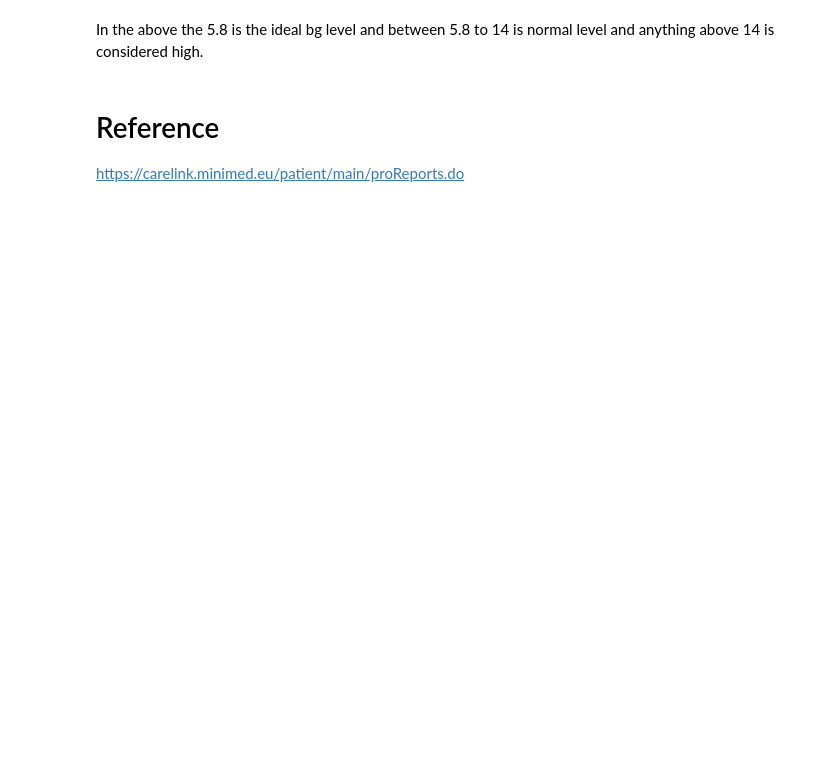
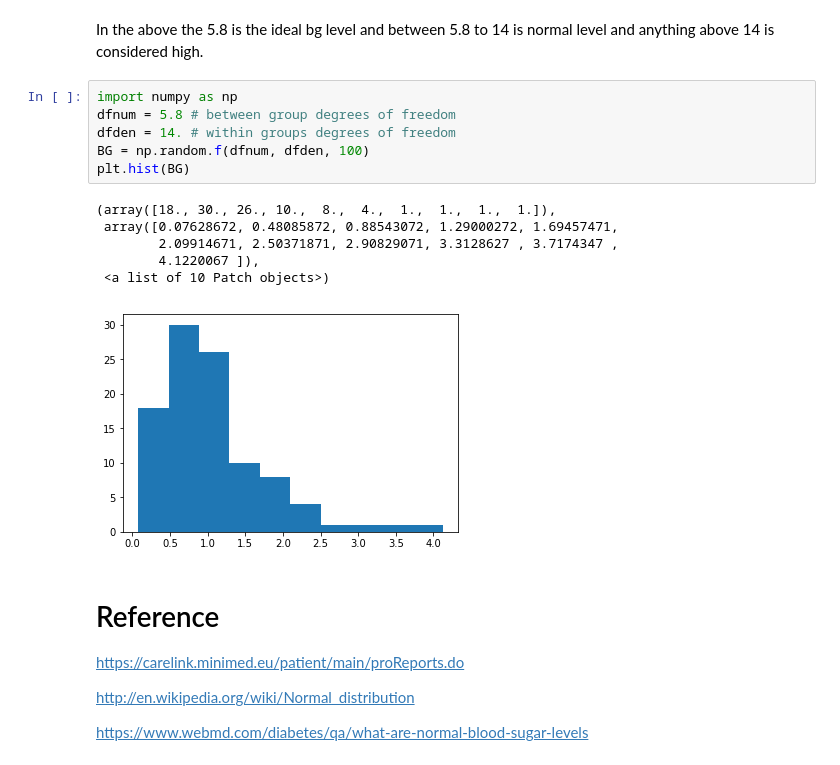
Before and after one commit to babubaskaran/ProgDA_Project, a Jupyter notebook: ProgDA_Project.ipynb, the cells around one changed output. Saved outputs shown, nothing was run; the diff lists cells and outputs as text; blank space fills up the shorter version.

```diff
--- a/ProgDA_Project.ipynb
+++ b/ProgDA_Project.ipynb
@@ -121,6 +120,23 @@ plt.hist(bg_level)
 # %% [markdown]
 In the above the 5.8 is the ideal bg level and between 5.8 to 14 is normal level and anything above 14 is considered high.
+# %%
+import numpy as np
+dfnum = 5.8 # between group degrees of freedom
+dfden = 14. # within groups degrees of freedom
+BG = np.random.f(dfnum, dfden, 100)
+plt.hist(BG)
+# %% [output]
+(array([18., 30., 26., 10.,  8.,  4.,  1.,  1.,  1.,  1.]),
+ array([0.07628672, 0.48085872, 0.88543072, 1.29000272, 1.69457471,
+        2.09914671, 2.50371871, 2.90829071, 3.3128627 , 3.7174347 ,
+        4.1220067 ]),
+ <a list of 10 Patch objects>)
+[figure, added]
 # %% [markdown]
 # Reference
 
 https://carelink.minimed.eu/patient/main/proReports.do
+
+http://en.wikipedia.org/wiki/Normal_distribution
+
+https://www.webmd.com/diabetes/qa/what-are-normal-blood-sugar-levels
```
Also changed, not shown: parts of 1 cell of this notebook.
